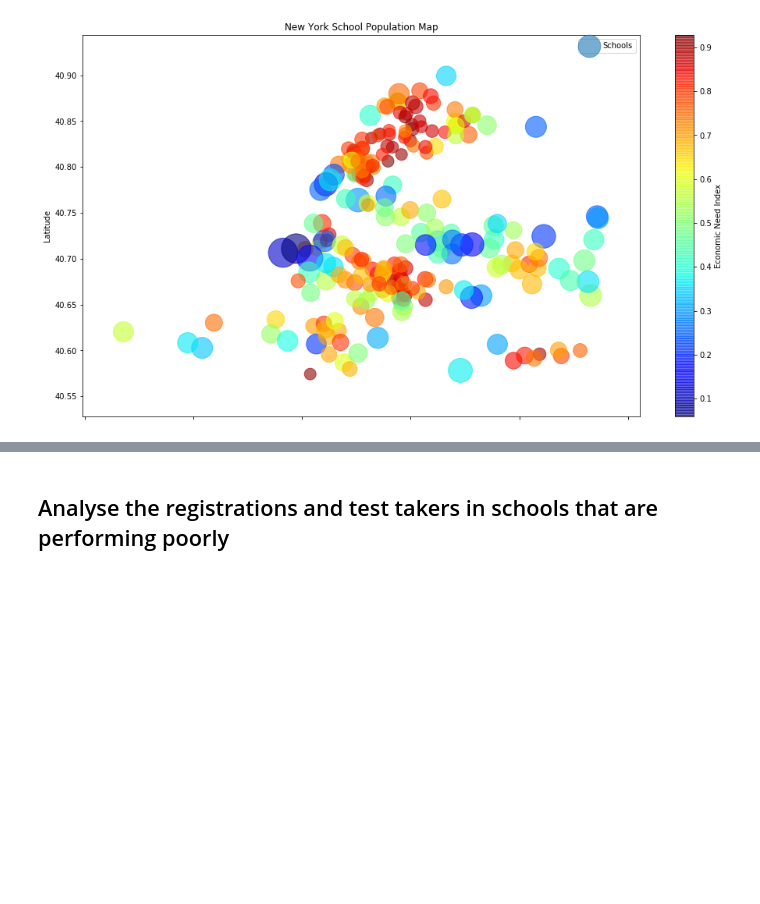
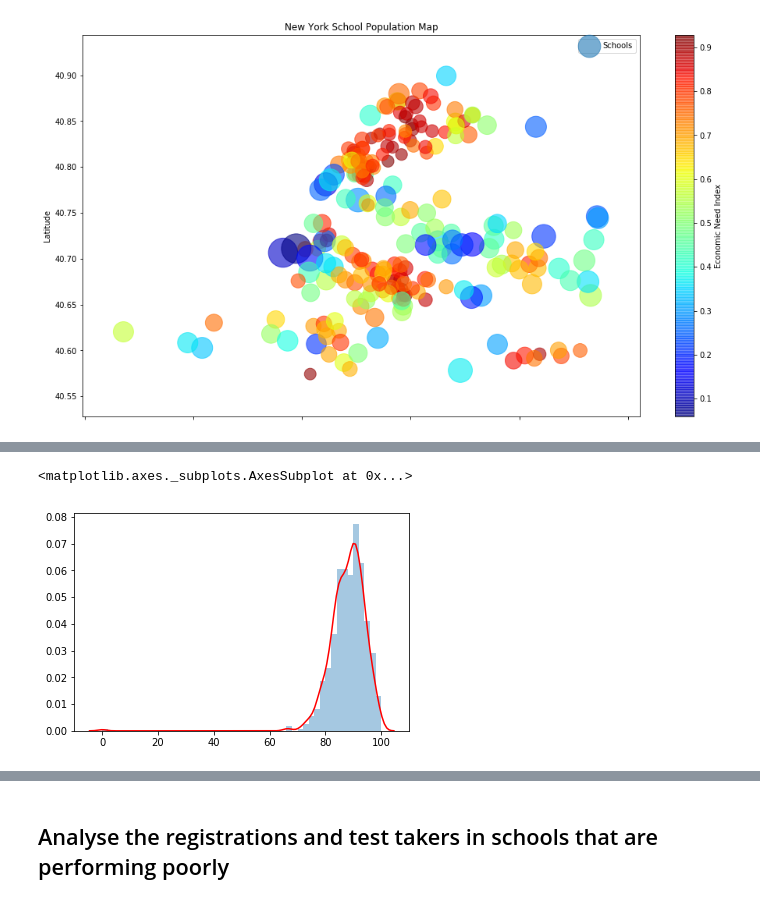
Before and after one commit to infocusp/passnyc_data_science_for_good, a Jupyter notebook: code/sandbox/brv/Data Understanding And Cleaning.ipynb, the cells around one changed output, grey strips where cells are left out. Saved outputs shown, nothing was run; the diff lists cells and outputs as text; code cells hidden in the pictures; blank space fills up the shorter version.

```diff
--- a/code/sandbox/brv/Data Understanding And Cleaning.ipynb
+++ b/code/sandbox/brv/Data Understanding And Cleaning.ipynb
@@ -146,0 +177,5 @@ Text(0.5,0,'Longitude')
+# %%
+sns.distplot(a=df1_copy['Rigorous Instruction %'].dropna().values, kde_kws={"color": "red"})
+# %% [output]
+<matplotlib.axes._subplots.AxesSubplot at 0x...>
+[figure, added]
```
Also changed, not shown: parts of 3 cells of this notebook.
